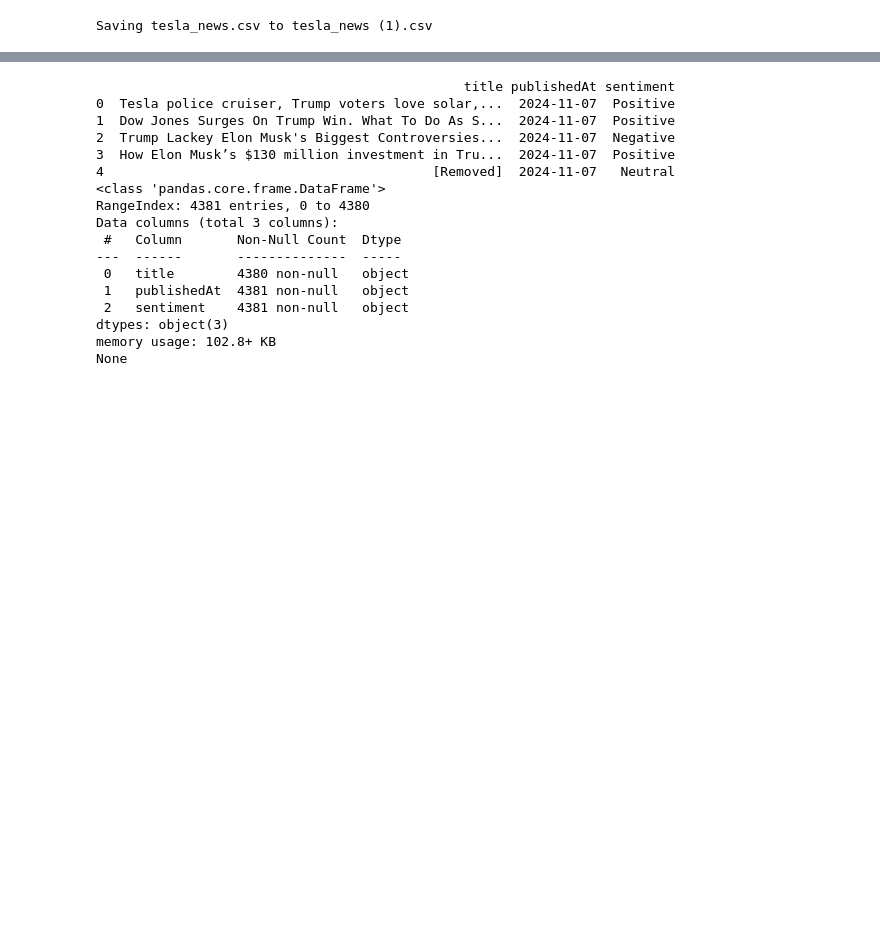
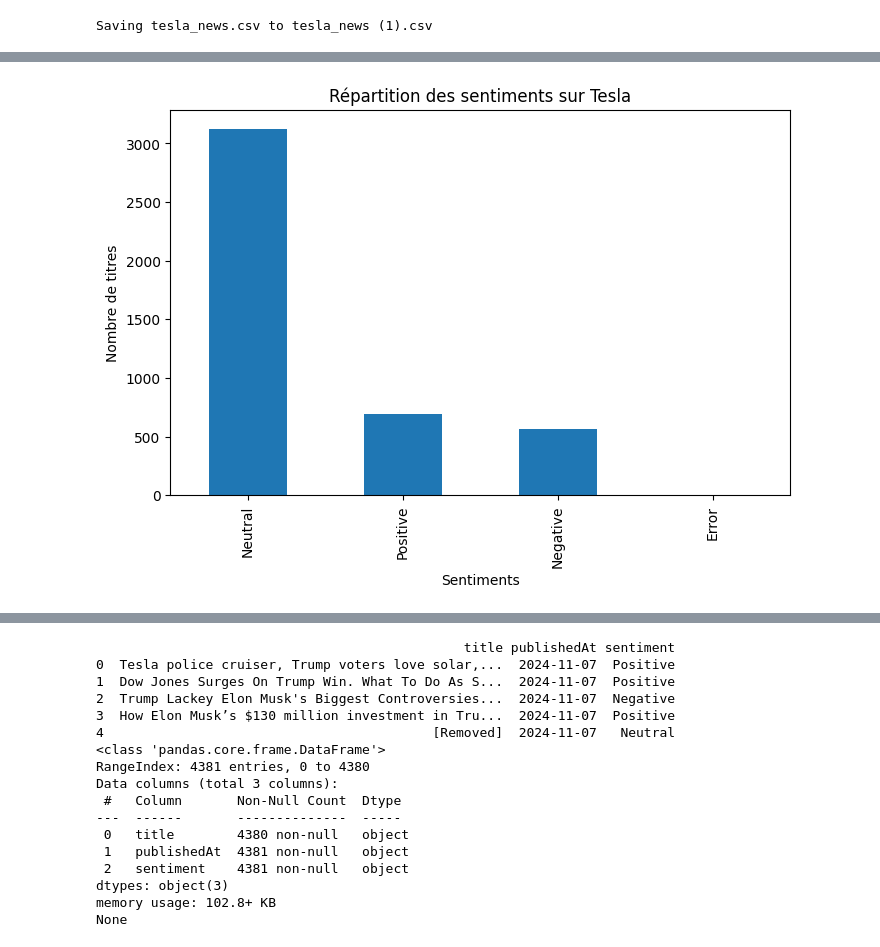
Before and after one commit to GaetanAm/Sentiment-Analysis-and-Impact-on-Financial-Markets, a Jupyter notebook: notebooks/Stage1.ipynb, the cells around one changed output, grey strips where cells are left out. Drawn from its saved outputs; the diff is of its cells as text; code cells hidden in the pictures; blank space fills up the shorter version.

```diff
--- a/notebooks/Stage1.ipynb
+++ b/notebooks/Stage1.ipynb
@@ -279,3 +322,24 @@ uploaded = files.upload()
 # %% [output]
 [interactive output not drawn]
 Saving tesla_news.csv to tesla_news (1).csv
+# %%
+login(userdata.get('LOGIN_HF'))
+# Charger le fichier CSV
+file_path = "tesla_news.csv"  # Remplacez par le chemin vers votre fichier
+tesla_news = pd.read_csv(file_path)
+
+# Afficher un aperçu des données
+print(tesla_news.head())
+# Charger FinBERT
+sentiment_pipeline = pipeline("sentiment-analysis", model="yiyanghkust/finbert-tone")
+def analyze_sentiment(text):
+    try:
+        return sentiment_pipeline(inputs=text)[0]['label']  # Utiliser "inputs" si "text" ne fonctionne pas
+    except Exception as e:
+        print(f"Erreur avec le texte : {text} -> {e}")
+        return "Error"
+# Appliquer l'analyse des sentiments à tous les titres
+tesla_news['sentiment'] = tesla_news['title'].apply(analyze_sentiment)
+
+# Afficher un aperçu des résultats
+print(tesla_news[['title', 'sentiment']].head())
@@ -281,0 +365,8 @@ Saving tesla_news.csv to tesla_news (1).csv
+# %%
+# Répartition des sentiments
+tesla_news['sentiment'].value_counts().plot(kind='bar', title='Répartition des sentiments sur Tesla', figsize=(8, 5))
+plt.xlabel('Sentiments')
+plt.ylabel('Nombre de titres')
+plt.show()
+# %% [output]
+[figure, added]
```
Also changed, not shown: parts of 11 cells of this notebook.
